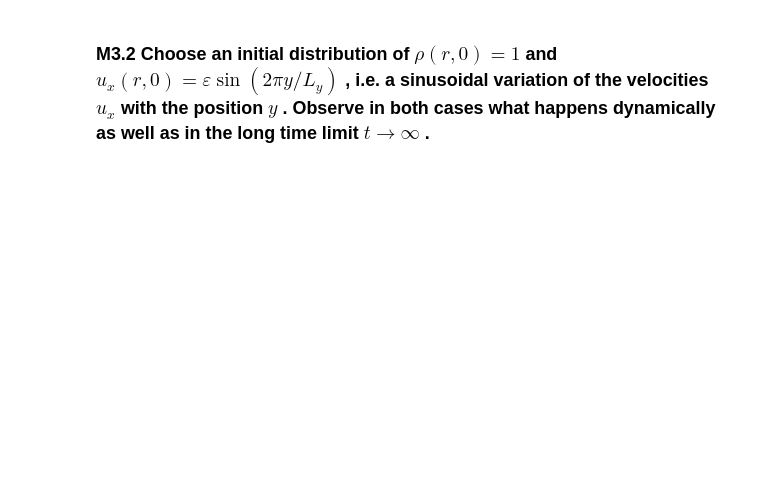
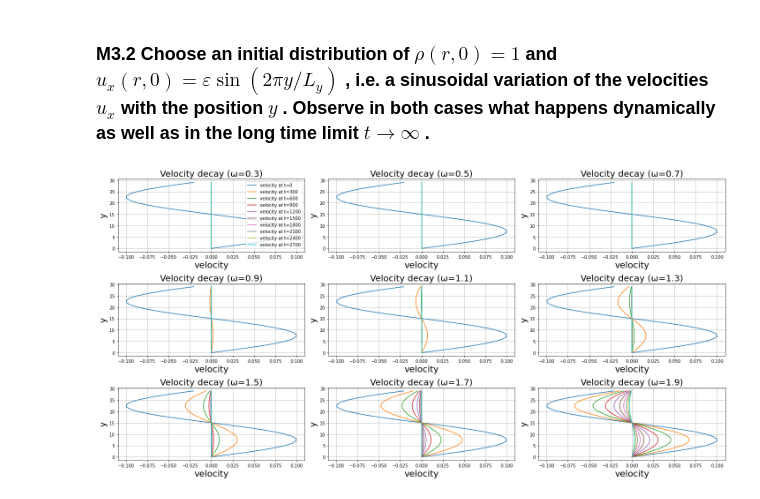
Before and after one commit to jonas27/pylbm, a Jupyter notebook: milestones/m3/m3.ipynb, the cells around one changed output. Cells and saved outputs as stored; diff of their text form; code cells hidden in the pictures; blank space fills up the shorter version.

```diff
--- a/milestones/m3/m3.ipynb
+++ b/milestones/m3/m3.ipynb
@@ -91,3 +95,28 @@ for omega in omegas:
 
     amps_emp = np.array(amps_emp)
     amps_total.append([omega, amps_emp])
+# %%
+fig, ax = plt.subplots(figsize=(20,10))
+plt.axis('off')
+axs = fig.subplots(nrows=3, ncols=3)
+for i, velocities, omega in zip(np.arange(10)[1:]-1, velocities_print[:], omegas[1:]):
+    if i < 3:
+        ax = axs[0,i%3]
+    elif i<6:
+        ax = axs[1,i%3]
+    elif i<9:
+        ax = axs[2,i%3]
+    ax.set_title("Velocity decay (ω={})".format(str(omega)))
+    ax.set_xlabel("velocity")
+    ax.set_ylabel("y")
+    for v in velocities:
+        ax.plot(v[0],np.arange(y_dim), label="velocity at t={}".format(v[1]))
+    if i==0:
+        ax.legend()
+    ax.grid()
+plt.tight_layout()
+lbm.save_fig(fig, 'm3-2-velocity-decay.pgf')
+plt.show()
+plt.close()
+# %% [output]
+[figure, added]
```
Also changed, not shown: parts of 5 cells of this notebook, 4 other files.
